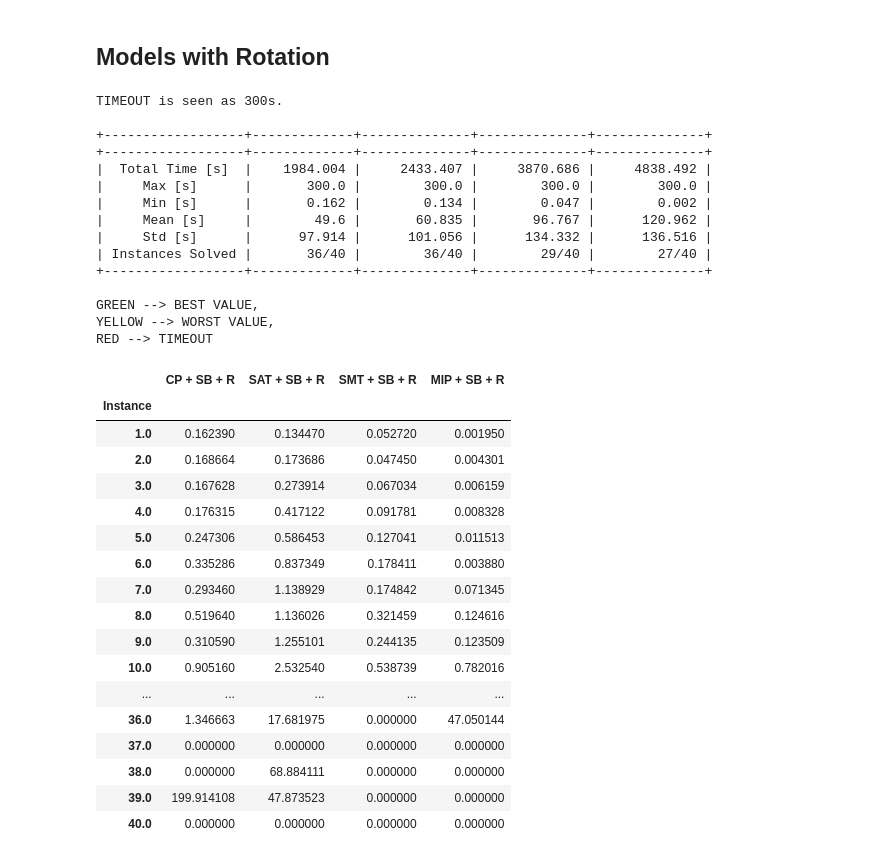
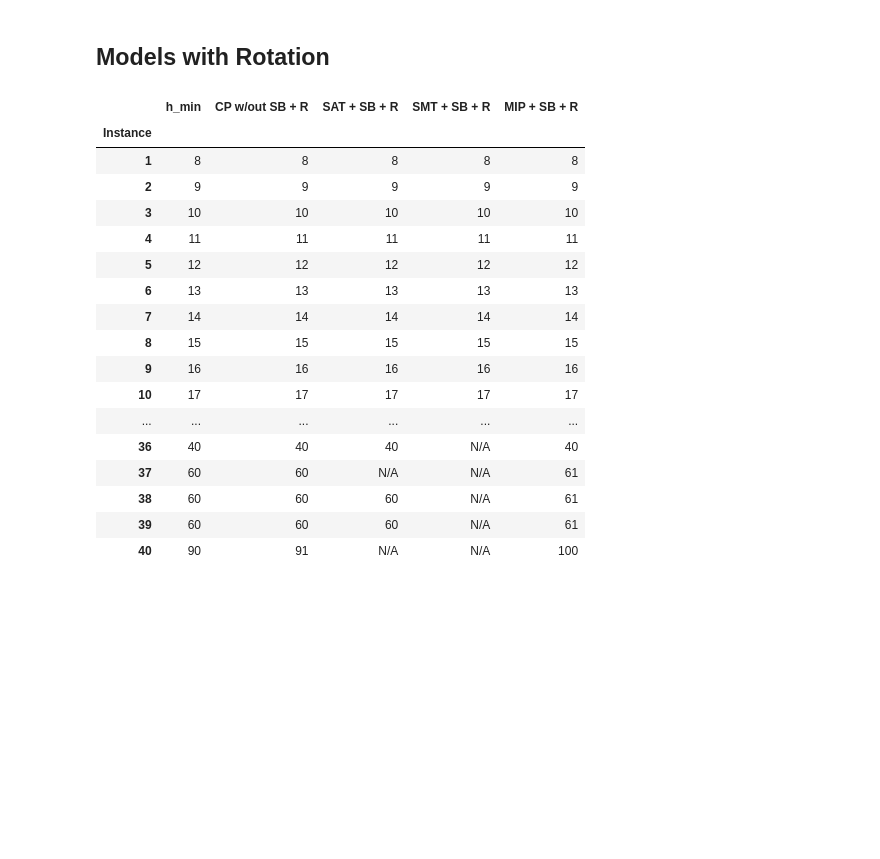
Before and after one commit to DitucSpa/VLSI, a Jupyter notebook: results.ipynb, the cells around one changed output. Saved outputs shown, nothing was run; the diff lists cells and outputs as text; code cells hidden in the pictures; blank space fills up the shorter version.

Commit message:
add results notebook

```diff
--- a/results.ipynb
+++ b/results.ipynb
@@ -80,50 +63,26 @@ Results(results, ['CP + SB w/out R','SAT + SB w/out R','SMT + SB w/out R','MIP +
 # %% [markdown]
 ## Models with Rotation
 # %%
-results = pd.read_csv('utils/datasets/results_rotation.csv')
-Statistics({'CP + SB + R':results['CP + SB + R'],
-            'SAT + SB + R':results['SAT + SB + R'],
-            'SMT + SB + R':results['SMT + SB + R'],
-            'MIP + SB + R':results['MIP + SB + R']},
-            timeout=300)
-results = results.replace('TIMEOUT', 0)
-results = results.astype(float)
+results = pd.read_csv('utils/datasets/results_rotation.csv').replace(np.nan, 'N/A')
 results = results.reset_index(drop=True)
 results = results.set_index("Instance")
-print()
-print('GREEN --> BEST VALUE,\nYELLOW --> WORST VALUE,\nRED --> TIMEOUT')
-results.style.apply(highlight_max, axis=1).apply(highlight_min, axis=1).apply(highlight_timeout, axis=1).set_properties(**{'border-top': '2px solid', 'border-bottom': '2px solid'}, axis=1)
+results.applymap(lambda x: int(x) if x !='N/A' else x).style.apply(highlight_h_min, axis=1)
 # %% [output]
-TIMEOUT is seen as 300s.
-
-+------------------+-------------+--------------+--------------+--------------+
-+------------------+-------------+--------------+--------------+--------------+
-|  Total Time [s]  |    1984.004 |     2433.407 |     3870.686 |     4838.492 |
-|     Max [s]      |       300.0 |        300.0 |        300.0 |        300.0 |
-|     Min [s]      |       0.162 |        0.134 |        0.047 |        0.002 |
-|     Mean [s]     |        49.6 |       60.835 |       96.767 |      120.962 |
-|     Std [s]      |      97.914 |      101.056 |      134.332 |      136.516 |
-| Instances Solved |       36/40 |        36/40 |        29/40 |        27/40 |
-+------------------+-------------+--------------+--------------+--------------+
-
-GREEN --> BEST VALUE,
-YELLOW --> WORST VALUE,
-RED --> TIMEOUT
-|  | CP + SB + R | SAT + SB + R | SMT + SB + R | MIP + SB + R |
-| Instance |  |  |  |  |
-| 1.0 | 0.162390 | 0.134470 | 0.052720 | 0.001950 |
-| 2.0 | 0.168664 | 0.173686 | 0.047450 | 0.004301 |
-| 3.0 | 0.167628 | 0.273914 | 0.067034 | 0.006159 |
-| 4.0 | 0.176315 | 0.417122 | 0.091781 | 0.008328 |
-| 5.0 | 0.247306 | 0.586453 | 0.127041 | 0.011513 |
-| 6.0 | 0.335286 | 0.837349 | 0.178411 | 0.003880 |
-| 7.0 | 0.293460 | 1.138929 | 0.174842 | 0.071345 |
-| 8.0 | 0.519640 | 1.136026 | 0.321459 | 0.124616 |
-| 9.0 | 0.310590 | 1.255101 | 0.244135 | 0.123509 |
-| 10.0 | 0.905160 | 2.532540 | 0.538739 | 0.782016 |
-| ... | ... | ... | ... | ... |
-| 36.0 | 1.346663 | 17.681975 | 0.000000 | 47.050144 |
-| 37.0 | 0.000000 | 0.000000 | 0.000000 | 0.000000 |
-| 38.0 | 0.000000 | 68.884111 | 0.000000 | 0.000000 |
-| 39.0 | 199.914108 | 47.873523 | 0.000000 | 0.000000 |
-| 40.0 | 0.000000 | 0.000000 | 0.000000 | 0.000000 |
+|  | h_min | CP w/out SB + R | SAT + SB + R | SMT + SB + R | MIP + SB + R |
+| Instance |  |  |  |  |  |
+| 1 | 8 | 8 | 8 | 8 | 8 |
+| 2 | 9 | 9 | 9 | 9 | 9 |
+| 3 | 10 | 10 | 10 | 10 | 10 |
+| 4 | 11 | 11 | 11 | 11 | 11 |
+| 5 | 12 | 12 | 12 | 12 | 12 |
+| 6 | 13 | 13 | 13 | 13 | 13 |
+| 7 | 14 | 14 | 14 | 14 | 14 |
+| 8 | 15 | 15 | 15 | 15 | 15 |
+| 9 | 16 | 16 | 16 | 16 | 16 |
+| 10 | 17 | 17 | 17 | 17 | 17 |
+| ... | ... | ... | ... | ... | ... |
+| 36 | 40 | 40 | 40 | N/A | 40 |
+| 37 | 60 | 60 | N/A | N/A | 61 |
+| 38 | 60 | 60 | 60 | N/A | 61 |
+| 39 | 60 | 60 | 60 | N/A | 61 |
+| 40 | 90 | 91 | N/A | N/A | 100 |
```
Also changed, not shown: parts of 9 cells of this notebook, 2 other files.
